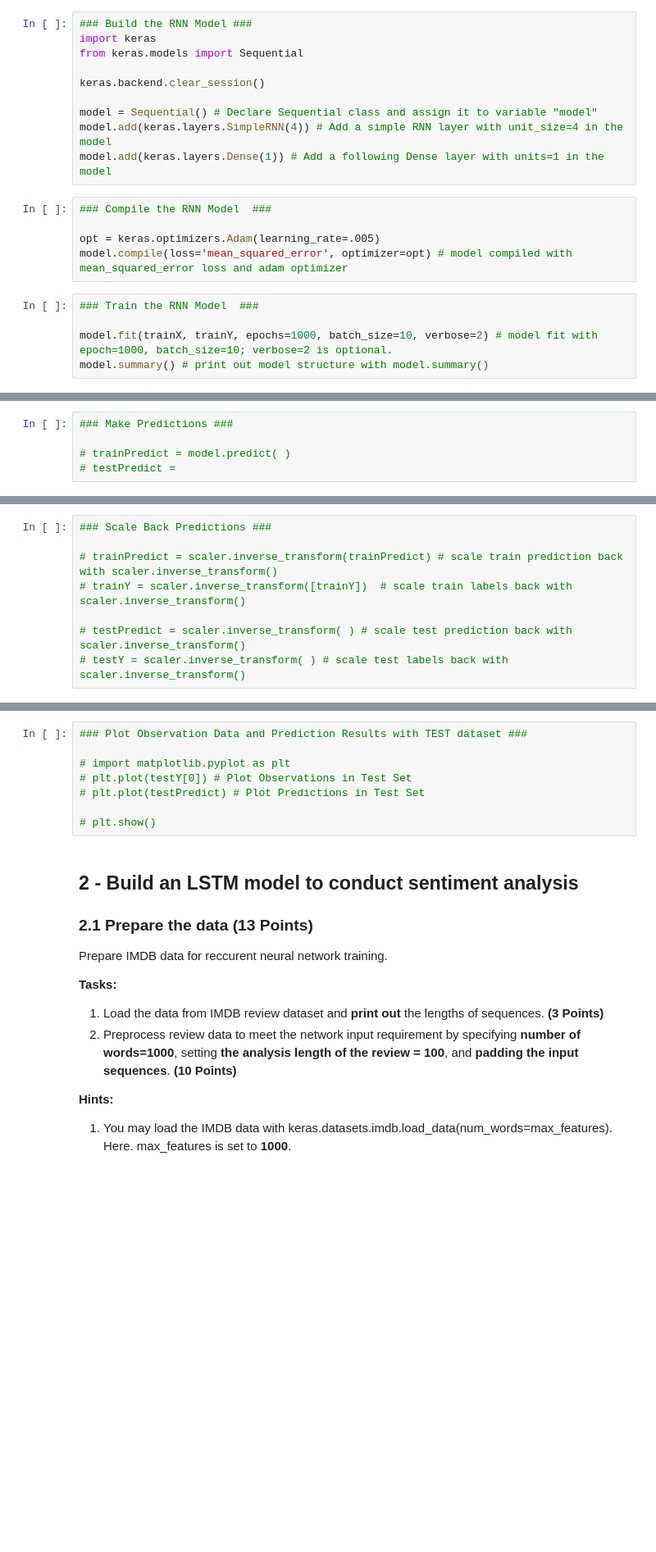
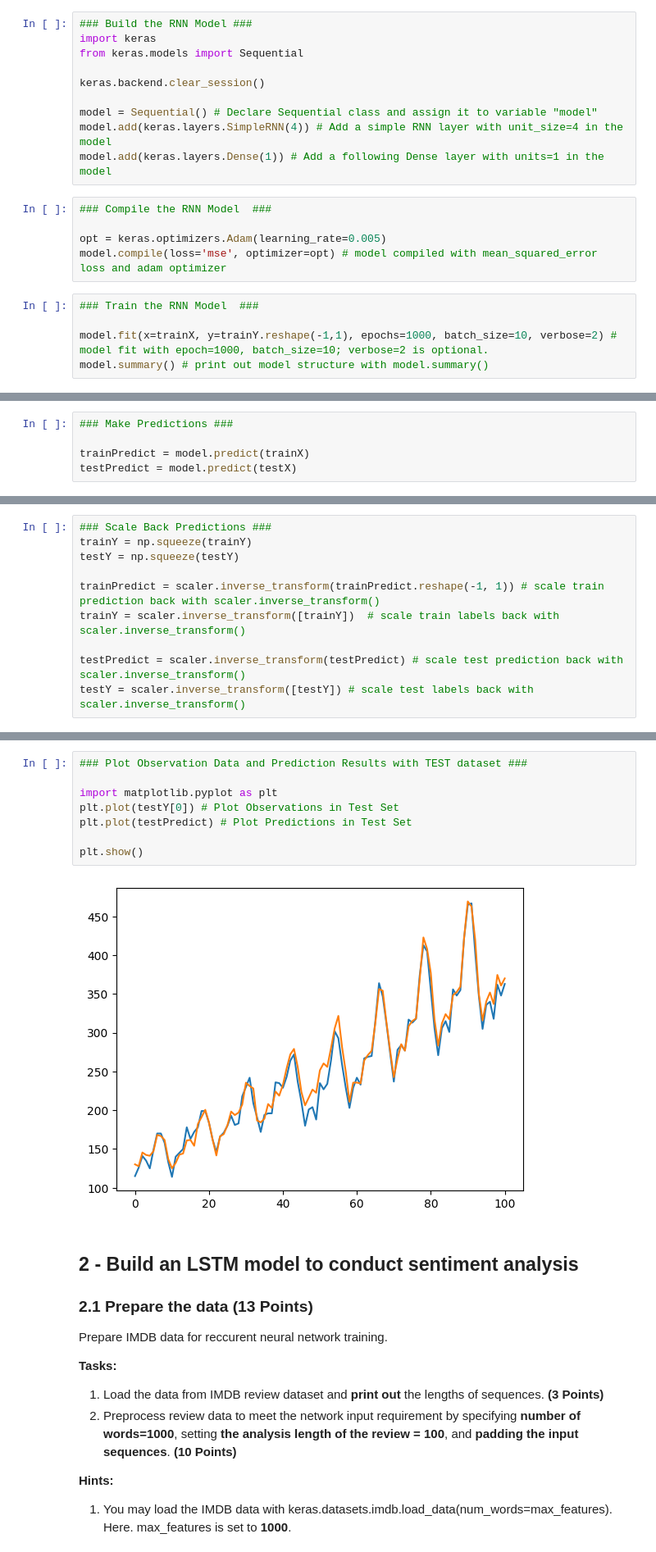
Before and after one commit to david-ryder/AI-Homework-4, a Jupyter notebook: Homework_04.ipynb, the cells around one changed output, grey strips where cells are left out. Shown: that part at 82% size. Cells and saved outputs as stored; diff of their text form; blank space fills up the shorter version.

```diff
--- a/Homework_04.ipynb
+++ b/Homework_04.ipynb
@@ -152,11 +152,11 @@ model.add(keras.layers.Dense(1)) # Add a following Dense layer with units=1 in t
 # %%
 ### Compile the RNN Model  ###
 
-opt = keras.optimizers.Adam(learning_rate=.005)
-model.compile(loss='mean_squared_error', optimizer=opt) # model compiled with mean_squared_error loss and adam optimizer
+opt = keras.optimizers.Adam(learning_rate=0.005)
+model.compile(loss='mse', optimizer=opt) # model compiled with mean_squared_error loss and adam optimizer
 # %%
 ### Train the RNN Model  ###
 
-model.fit(trainX, trainY, epochs=1000, batch_size=10, verbose=2) # model fit with epoch=1000, batch_size=10; verbose=2 is optional.
+model.fit(x=trainX, y=trainY.reshape(-1,1), epochs=1000, batch_size=10, verbose=2) # model fit with epoch=1000, batch_size=10; verbose=2 is optional.
 model.summary() # print out model structure with model.summary()
 # %% [output]
@@ -184,5 +200,5 @@ https://scikit-learn.org/stable/modules/generated/sklearn.preprocessing.MinMaxSc
 # %%
 ### Make Predictions ###
 
-# trainPredict = model.predict( )
-# testPredict =
+trainPredict = model.predict(trainX)
+testPredict = model.predict(testX)
@@ -189,11 +208,13 @@ https://scikit-learn.org/stable/modules/generated/sklearn.preprocessing.MinMaxSc
 # %%
 ### Scale Back Predictions ###
+trainY = np.squeeze(trainY)
+testY = np.squeeze(testY)
 
-# trainPredict = scaler.inverse_transform(trainPredict) # scale train prediction back with scaler.inverse_transform()
-# trainY = scaler.inverse_transform([trainY])  # scale train labels back with scaler.inverse_transform()
+trainPredict = scaler.inverse_transform(trainPredict.reshape(-1, 1)) # scale train prediction back with scaler.inverse_transform()
+trainY = scaler.inverse_transform([trainY])  # scale train labels back with scaler.inverse_transform()
 
-# testPredict = scaler.inverse_transform( ) # scale test prediction back with scaler.inverse_transform()
-# testY = scaler.inverse_transform( ) # scale test labels back with scaler.inverse_transform()
+testPredict = scaler.inverse_transform(testPredict) # scale test prediction back with scaler.inverse_transform()
+testY = scaler.inverse_transform([testY]) # scale test labels back with scaler.inverse_transform()
 # %%
 ### Calculate Root Mean Squared Error (RMSE) ###
 import math
@@ -206,11 +230,13 @@ from sklearn.metrics import mean_squared_error # Import mean_squared_error from
 # %%
 ### Plot Observation Data and Prediction Results with TEST dataset ###
 
-# import matplotlib.pyplot as plt
-# plt.plot(testY[0]) # Plot Observations in Test Set
-# plt.plot(testPredict) # Plot Predictions in Test Set
+import matplotlib.pyplot as plt
+plt.plot(testY[0]) # Plot Observations in Test Set
+plt.plot(testPredict) # Plot Predictions in Test Set
 
-# plt.show()
+plt.show()
+# %% [output]
+[figure, added]
 # %% [markdown]
 ## 2 - Build an LSTM model to conduct sentiment analysis ##
 
```
Also changed, not shown: parts of 6 cells of this notebook.
